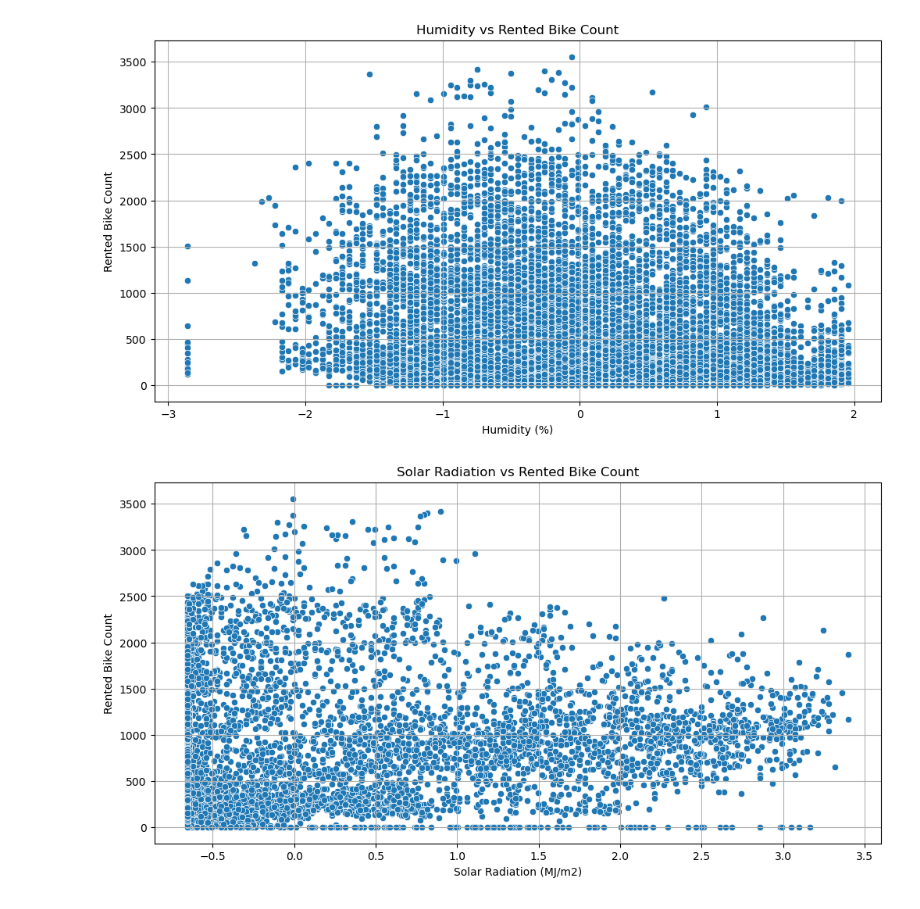
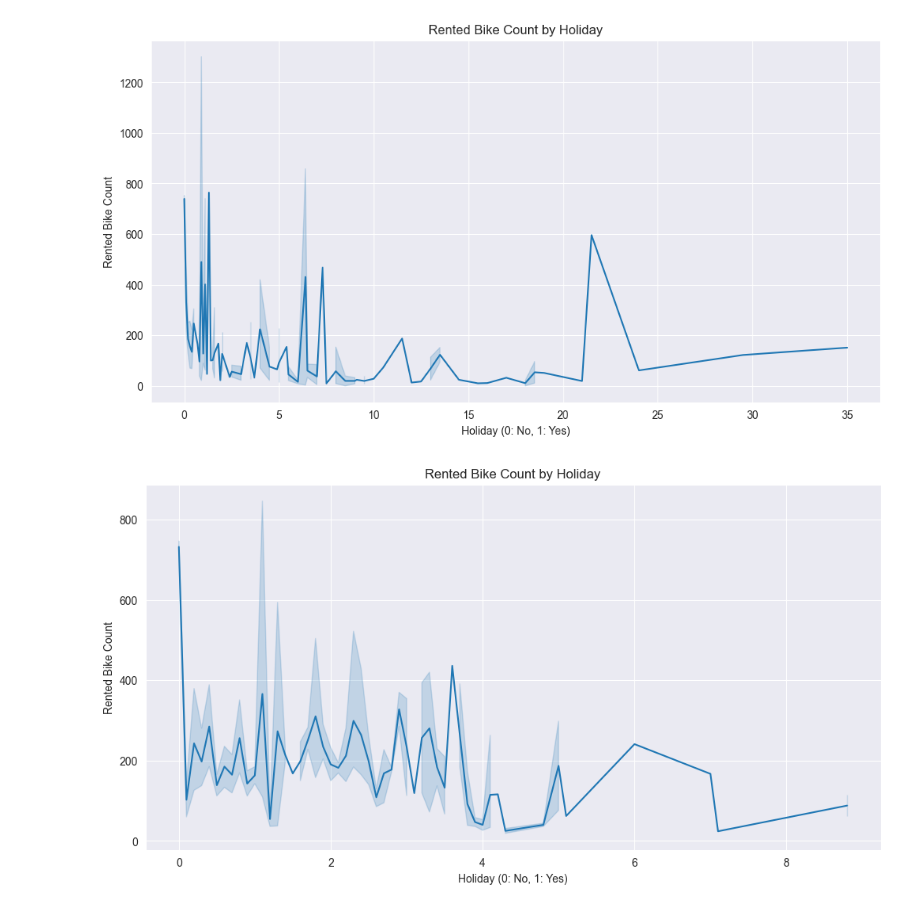
Before and after one commit to theopantecouteau/Seoul-Bike-Sharing-Prediction, a Jupyter notebook: data/data-visualization.ipynb, the cells around one changed output. Cells and saved outputs as stored; diff of their text form; code cells hidden in the pictures.

```diff
--- a/data/data-visualization.ipynb
+++ b/data/data-visualization.ipynb
@@ -4,7 +4,7 @@ import matplotlib.pyplot as plt
 import seaborn as sns
 import matplotlib.dates as mdates
 # %%
-df = pd.read_csv('./data/seoul-bike-data-clean.csv')
+df = pd.read_csv('./data/seoul-bike-data-clean-for-dataviz.csv')
 # %%
 df.describe().T
 # %% [output]
@@ -90,22 +103,18 @@ plt.show()
 # %%
-# 6. Humidity vs Rented Bike Count
 plt.figure(figsize=(12, 6))
-sns.scatterplot(data=df, x="Humidity(%)", y="Rented Bike Count")
-plt.title("Humidity vs Rented Bike Count")
-plt.xlabel("Humidity (%)")
+sns.lineplot(data=df, x="Rainfall(mm)", y="Rented Bike Count")
+plt.title("Rented Bike Count by Holiday")
+plt.xlabel("Holiday (0: No, 1: Yes)")
 plt.ylabel("Rented Bike Count")
-plt.grid(True)
 plt.show()
 # %% [output]
-[figure, old version]
+[figure, new version]
 # %%
-# 7. Solar Radiation vs Rented Bike Count
 plt.figure(figsize=(12, 6))
-sns.scatterplot(data=df, x="Solar Radiation (MJ/m2)", y="Rented Bike Count")
-plt.title("Solar Radiation vs Rented Bike Count")
-plt.xlabel("Solar Radiation (MJ/m2)")
+sns.lineplot(data=df, x="Snowfall (cm)", y="Rented Bike Count")
+plt.title("Rented Bike Count by Holiday")
+plt.xlabel("Holiday (0: No, 1: Yes)")
 plt.ylabel("Rented Bike Count")
-plt.grid(True)
 plt.show()
 # %% [output]
-[figure, old version]
+[figure, new version]
```
Also changed, not shown: parts of 15 cells of this notebook, 9 other files.
